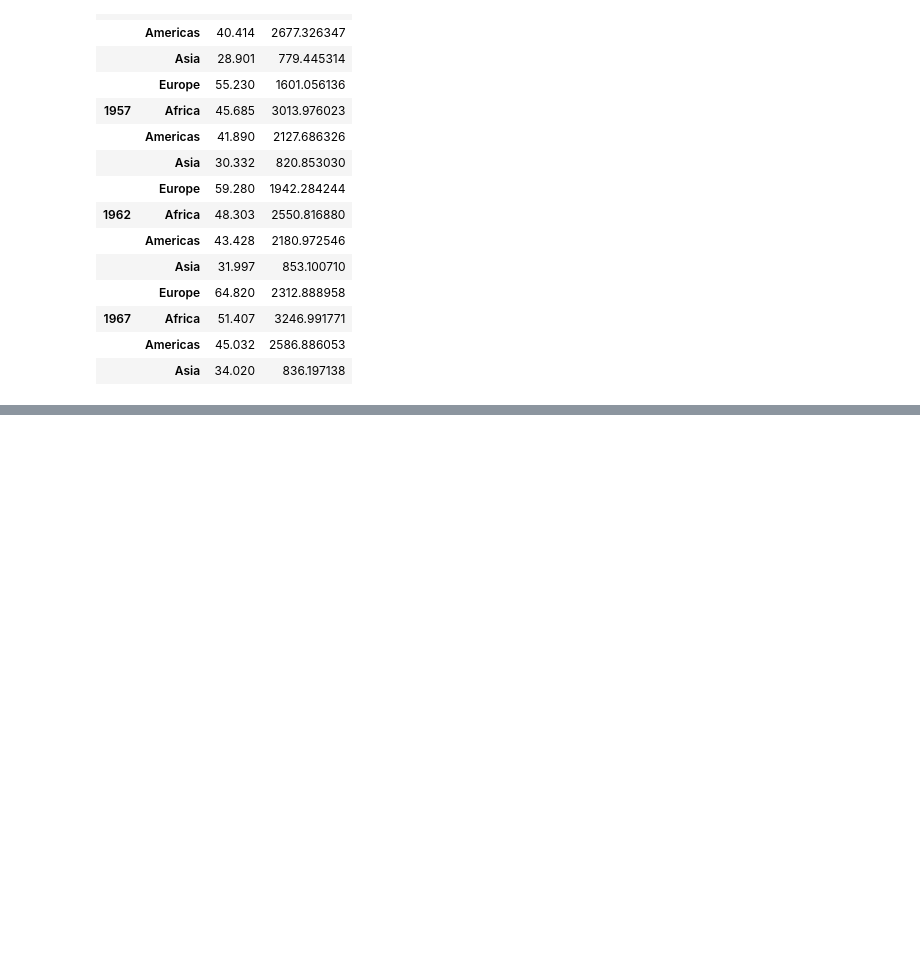
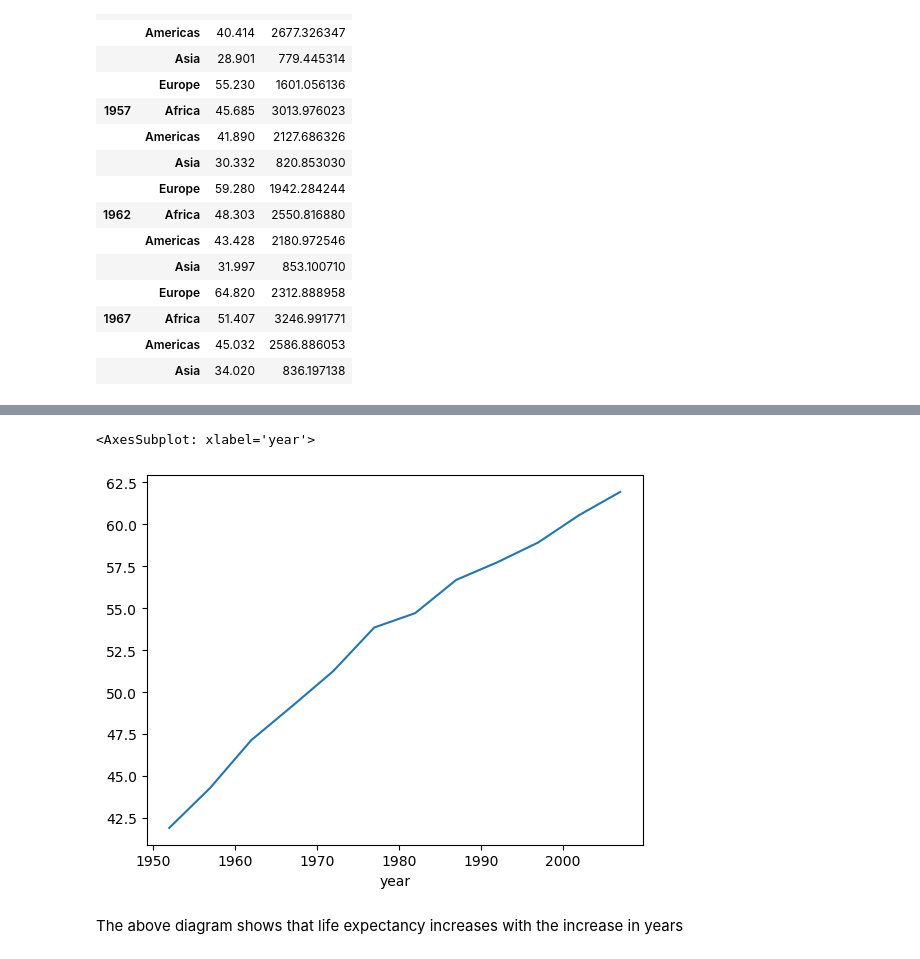
Before and after one commit to Data-Science-UCU-Chapter/KATUMBA-HARRY, a Jupyter notebook: first.ipynb, the cells around one changed output, grey strips where cells are left out. Cells and saved outputs as stored; diff of their text form; code cells hidden in the pictures; blank space fills up the shorter version.

```diff
--- a/first.ipynb
+++ b/first.ipynb
@@ -279,0 +309,3 @@ flat.head(15)
+# %%
+group4 = df.groupby('year')['lifeExp'].mean()
+group4
@@ -279,0 +327,7 @@ flat.head(15)
+# %%
+group4.plot()
+# %% [output]
+<AxesSubplot: xlabel='year'>
+[figure, added]
+# %% [markdown]
+The above diagram shows that life expectancy increases with the increase in years
```
Also changed, not shown: parts of 4 cells of this notebook.
